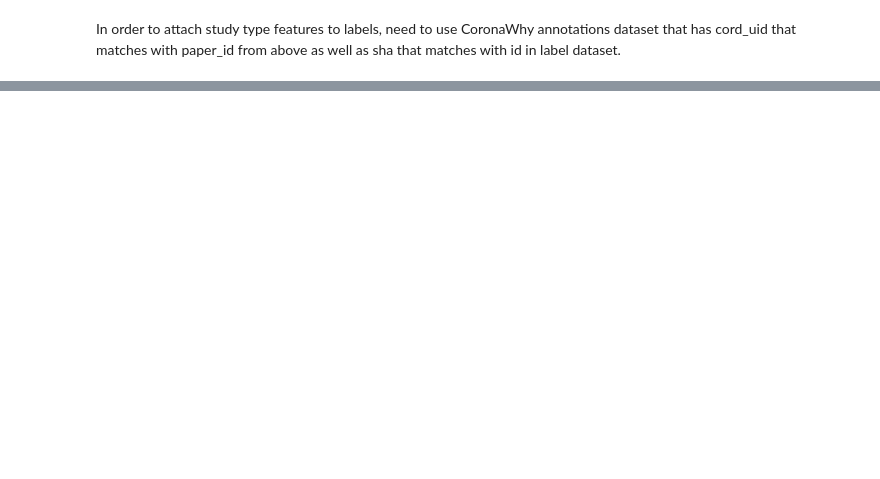
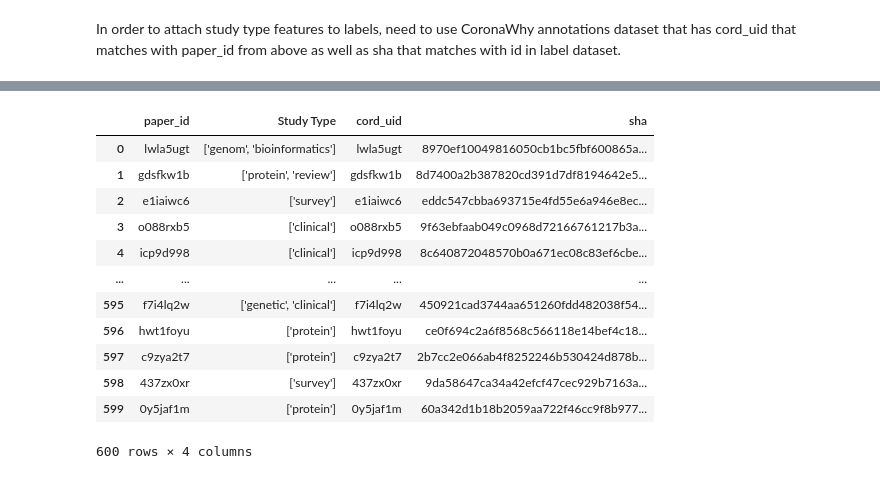
Before and after one commit to mindyng/Covid19, a Jupyter notebook: MultiClass.ipynb, the cells around one changed output, grey strips where cells are left out. Saved outputs shown, nothing was run; the diff lists cells and outputs as text; code cells hidden in the pictures; blank space fills up the shorter version.

```diff
--- a/MultiClass.ipynb
+++ b/MultiClass.ipynb
@@ -102,7 +102,8 @@ dtype: int64
 # test2 =  features[features['Study Type'].astype(bool)]
 # test2
 to_drop = ['[]']
-features[~features['Study Type'].isin(to_drop)]
+features = features[~features['Study Type'].isin(to_drop)]
+features
 # %% [output]
 |  | paper_id | Study Type |
 | 0 | zjufx4fo | ['genom', 'mutagenesis'] |
@@ -141,0 +149,31 @@ labels = pd.read_csv("design.csv")
+# %%
+feat_cordid = features.merge(get_cord_uid, how='inner', left_on='paper_id', right_on='cord_uid')
+feat_cordid = feat_cordid.drop(columns = ['Assignee',
+ 'title',
+ 'url',
+ 'in silico',
+ 'in vitro',
+ 'in vivo',
+ 'Systematic reivew or meta-analysis of RCTs',
+ 'RCT',
+ 'Non-randomized controlled trial',
+ 'Comparative study with a concurrent or historical comparator (cohort studies, case-control studies, 2 or more single-arm studies, or interrupted time series with a control group)',
+ 'Descriptive study without a comparator (single-arm pre-post studies, case series, case reports)',
+ 'Systematic review or meta-analysis of studies other than RCTs',
+ 'Other ',
+ 'General Notes'] )
+feat_cordid
+# %% [output]
+|  | paper_id | Study Type | cord_uid | sha |
+| 0 | lwla5ugt | ['genom', 'bioinformatics'] | lwla5ugt | 8970ef10049816050cb1bc5fbf600865a... |
+| 1 | gdsfkw1b | ['protein', 'review'] | gdsfkw1b | 8d7400a2b387820cd391d7df8194642e5... |
+| 2 | e1iaiwc6 | ['survey'] | e1iaiwc6 | eddc547cbba693715e4fd55e6a946e8ec... |
+| 3 | o088rxb5 | ['clinical'] | o088rxb5 | 9f63ebfaab049c0968d72166761217b3a... |
+| 4 | icp9d998 | ['clinical'] | icp9d998 | 8c640872048570b0a671ec08c83ef6cbe... |
+| ... | ... | ... | ... | ... |
+| 595 | f7i4lq2w | ['genetic', 'clinical'] | f7i4lq2w | 450921cad3744aa651260fdd482038f54... |
+| 596 | hwt1foyu | ['protein'] | hwt1foyu | ce0f694c2a6f8568c566118e14bef4c18... |
+| 597 | c9zya2t7 | ['protein'] | c9zya2t7 | 2b7cc2e066ab4f8252246b530424d878b... |
+| 598 | 437zx0xr | ['survey'] | 437zx0xr | 9da58647ca34a42efcf47cec929b7163a... |
+| 599 | 0y5jaf1m | ['protein'] | 0y5jaf1m | 60a342d1b18b2059aa722f46cc9f8b977... |
+600 rows × 4 columns
```
Also changed, not shown: parts of 7 cells of this notebook.
